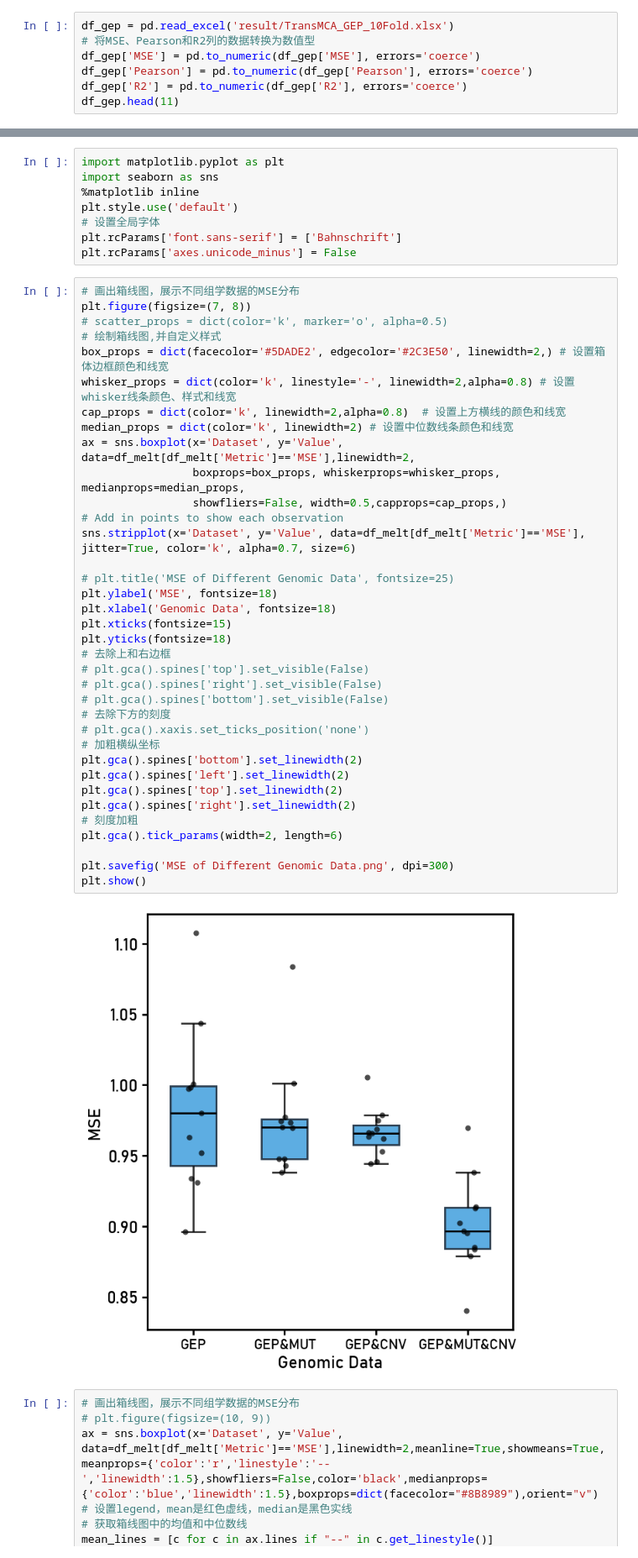
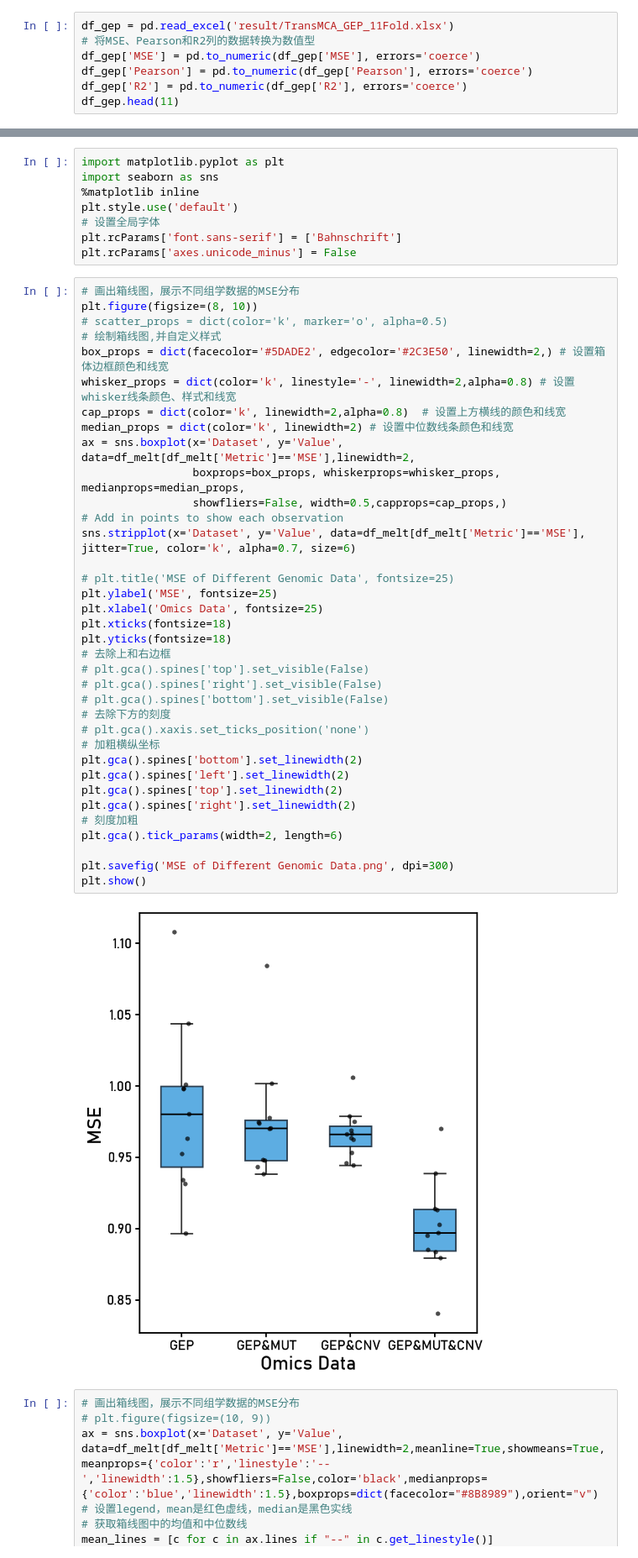
Before and after one commit to queryang/OmicsTransMCA, a Jupyter notebook: Figs/Fig1/交叉验证性能展示.ipynb, the cells around one changed output, grey strips where cells are left out. Shown at 84% size. Cells and saved outputs as stored; diff of their text form.

```diff
--- a/Figs/Fig1/交叉验证性能展示.ipynb
+++ b/Figs/Fig1/交叉验证性能展示.ipynb
@@ -48,7 +48,7 @@ print(R2_mean,'±',R2_std)
 # %% [markdown]
 # 作图展示不同组学数据的MSE、Pearson和R2的分布
 # %%
-df_gep = pd.read_excel('result/TransMCA_GEP_10Fold.xlsx')
+df_gep = pd.read_excel('result/TransMCA_GEP_11Fold.xlsx')
 # 将MSE、Pearson和R2列的数据转换为数值型
 df_gep['MSE'] = pd.to_numeric(df_gep['MSE'], errors='coerce')
 df_gep['Pearson'] = pd.to_numeric(df_gep['Pearson'], errors='coerce')
@@ -146,42 +160,42 @@ plt.rcParams['font.sans-serif'] = ['Bahnschrift']
 plt.rcParams['axes.unicode_minus'] = False
 # %%
 # 画出箱线图，展示不同组学数据的MSE分布
-plt.figure(figsize=(7, 8))
+plt.figure(figsize=(8, 10))
 # scatter_props = dict(color='k', marker='o', alpha=0.5)
 # 绘制箱线图,并自定义样式
 box_props = dict(facecolor='#5DADE2', edgecolor='#2C3E50', linewidth=2,) # 设置箱体边框颜色和线宽
 whisker_props = dict(color='k', linestyle='-', linewidth=2,alpha=0.8) # 设置whisker线条颜色、样式和线宽
 cap_props = dict(color='k', linewidth=2,alpha=0.8)  # 设置上方横线的颜色和线宽
 median_props = dict(color='k', linewidth=2) # 设置中位数线条颜色和线宽
 ax = sns.boxplot(x='Dataset', y='Value', data=df_melt[df_melt['Metric']=='MSE'],linewidth=2,
                  boxprops=box_props, whiskerprops=whisker_props, medianprops=median_props,
                  showfliers=False, width=0.5,capprops=cap_props,)
 # Add in points to show each observation
 sns.stripplot(x='Dataset', y='Value', data=df_melt[df_melt['Metric']=='MSE'], jitter=True, color='k', alpha=0.7, size=6)
 
 # plt.title('MSE of Different Genomic Data', fontsize=25)
-plt.ylabel('MSE', fontsize=18)
-plt.xlabel('Genomic Data', fontsize=18)
-plt.xticks(fontsize=15)
+plt.ylabel('MSE', fontsize=25)
+plt.xlabel('Omics Data', fontsize=25)
+plt.xticks(fontsize=18)
 plt.yticks(fontsize=18)
 # 去除上和右边框
 # plt.gca().spines['top'].set_visible(False)
 # plt.gca().spines['right'].set_visible(False)
 # plt.gca().spines['bottom'].set_visible(False)
 # 去除下方的刻度
 # plt.gca().xaxis.set_ticks_position('none')
 # 加粗横纵坐标
 plt.gca().spines['bottom'].set_linewidth(2)
 plt.gca().spines['left'].set_linewidth(2)
 plt.gca().spines['top'].set_linewidth(2)
 plt.gca().spines['right'].set_linewidth(2)
 # 刻度加粗
 plt.gca().tick_params(width=2, length=6)
 
 plt.savefig('MSE of Different Genomic Data.png', dpi=300)
 plt.show()
 # %% [output]
-[figure, old version]
+[figure, new version]
 # %%
 # 画出箱线图，展示不同组学数据的MSE分布
 # plt.figure(figsize=(10, 9))
```
Also changed, not shown: parts of 2 cells of this notebook, 7 other files.
